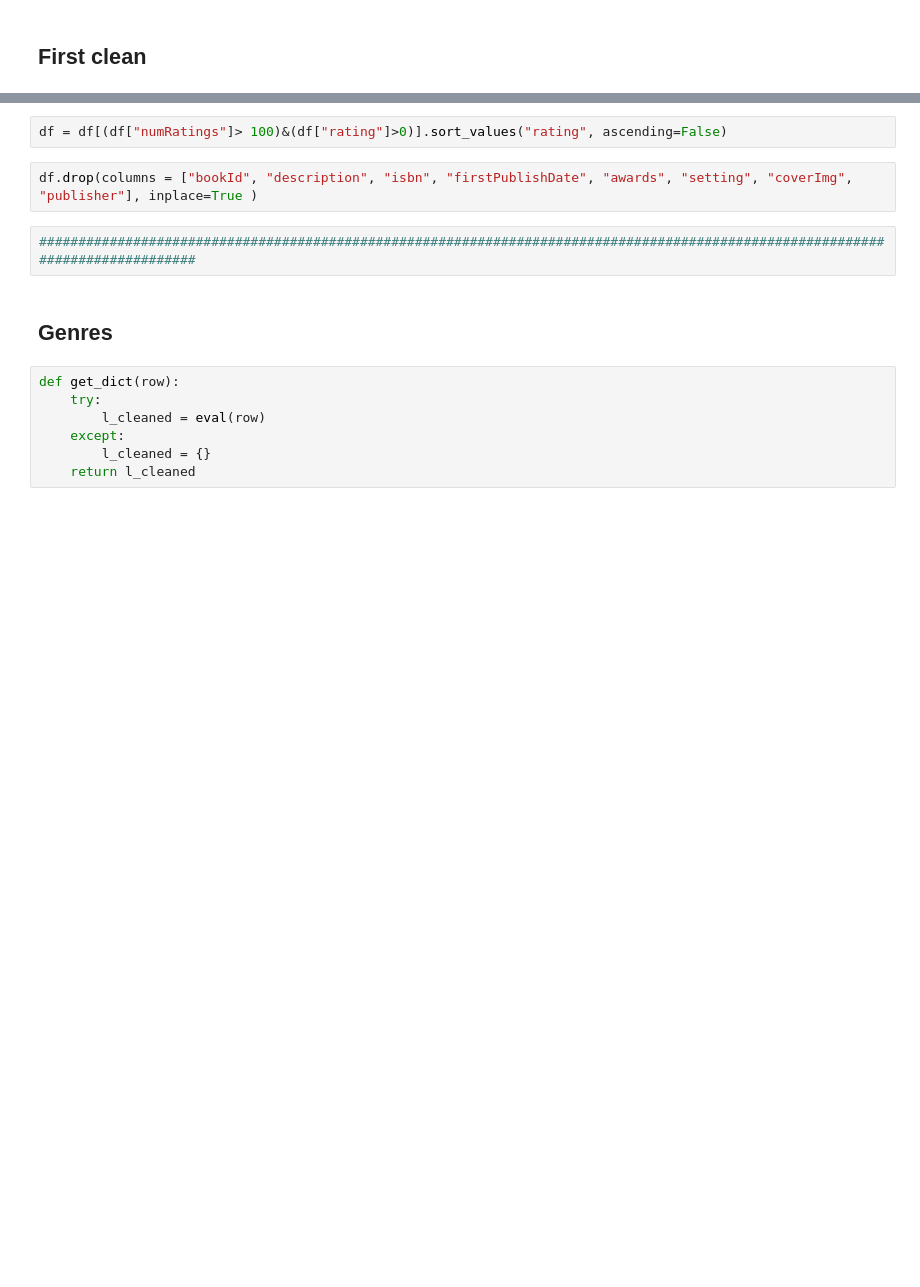
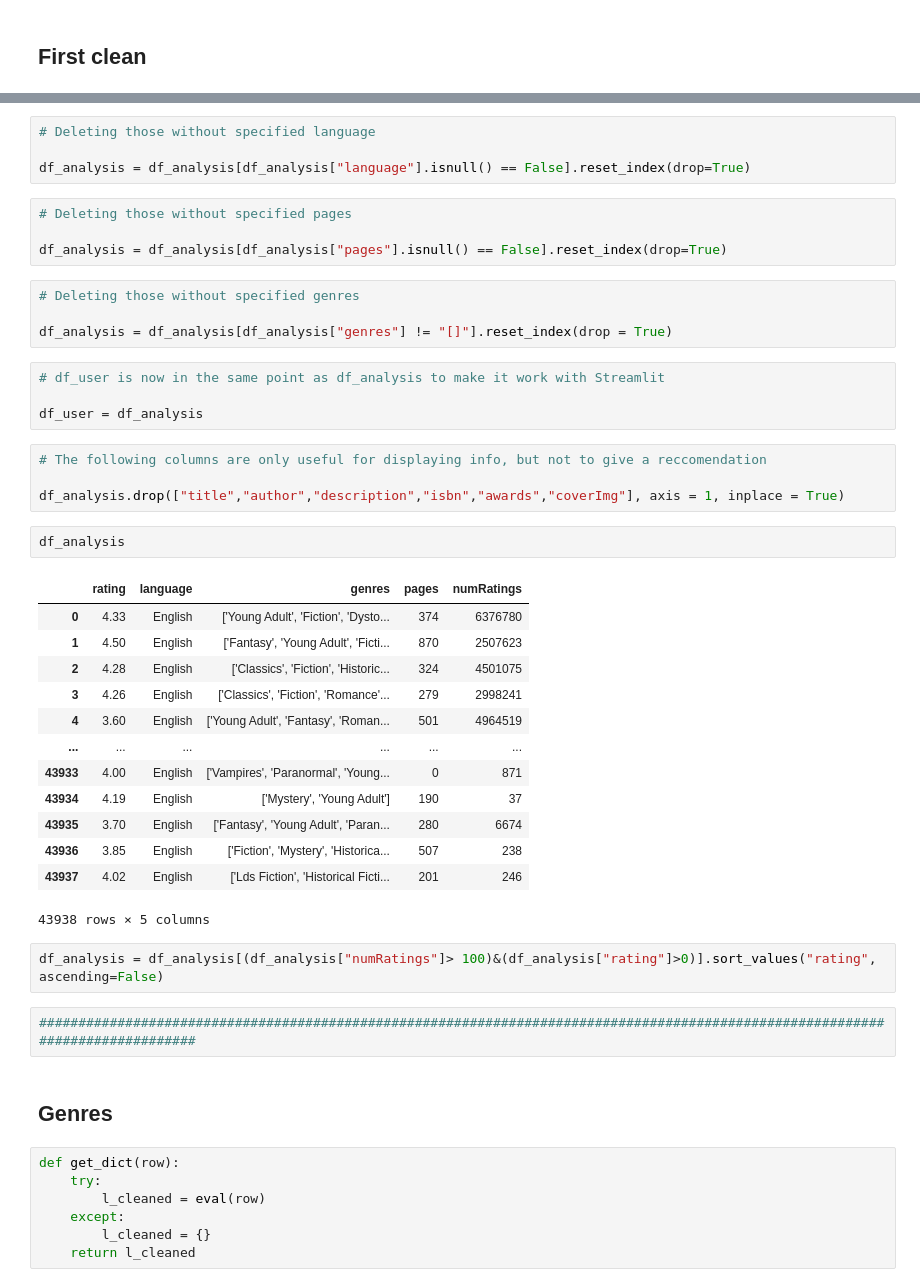
Before and after one commit to coisigna/dsb_p3_book_recommender, a Jupyter notebook: ipynbs/Book recomender.ipynb, the cells around one changed output, grey strips where cells are left out. Cells and saved outputs as stored; diff of their text form; blank space fills up the shorter version.

```diff
--- a/ipynbs/Book recomender.ipynb
+++ b/ipynbs/Book recomender.ipynb
@@ -24,7 +100,41 @@ df
+# %%
+# Deleting those without specified language
+
+df_analysis = df_analysis[df_analysis["language"].isnull() == False].reset_index(drop=True)
+# %%
+# Deleting those without specified pages
+
+df_analysis = df_analysis[df_analysis["pages"].isnull() == False].reset_index(drop=True)
+# %%
+# Deleting those without specified genres
+
+df_analysis = df_analysis[df_analysis["genres"] != "[]"].reset_index(drop = True)
+# %%
+# df_user is now in the same point as df_analysis to make it work with Streamlit
+
+df_user = df_analysis
+# %%
+# The following columns are only useful for displaying info, but not to give a reccomendation
+
+df_analysis.drop(["title","author","description","isbn","awards","coverImg"], axis = 1, inplace = True)
+# %%
+df_analysis
+# %% [output]
+|  | rating | language | genres | pages | numRatings |
+| 0 | 4.33 | English | ['Young Adult', 'Fiction', 'Dysto... | 374 | 6376780 |
+| 1 | 4.50 | English | ['Fantasy', 'Young Adult', 'Ficti... | 870 | 2507623 |
+| 2 | 4.28 | English | ['Classics', 'Fiction', 'Historic... | 324 | 4501075 |
+| 3 | 4.26 | English | ['Classics', 'Fiction', 'Romance'... | 279 | 2998241 |
+| 4 | 3.60 | English | ['Young Adult', 'Fantasy', 'Roman... | 501 | 4964519 |
+| ... | ... | ... | ... | ... | ... |
+| 43933 | 4.00 | English | ['Vampires', 'Paranormal', 'Young... | 0 | 871 |
+| 43934 | 4.19 | English | ['Mystery', 'Young Adult'] | 190 | 37 |
+| 43935 | 3.70 | English | ['Fantasy', 'Young Adult', 'Paran... | 280 | 6674 |
+| 43936 | 3.85 | English | ['Fiction', 'Mystery', 'Historica... | 507 | 238 |
+| 43937 | 4.02 | English | ['Lds Fiction', 'Historical Ficti... | 201 | 246 |
+43938 rows × 5 columns
 # %%
-df = df[(df["numRatings"]> 100)&(df["rating"]>0)].sort_values("rating", ascending=False)
+df_analysis = df_analysis[(df_analysis["numRatings"]> 100)&(df_analysis["rating"]>0)].sort_values("rating", ascending=False)
-# %%
-df.drop(columns = ["bookId", "description", "isbn", "firstPublishDate", "awards", "setting", "coverImg", "publisher"], inplace=True )
 # %%
 ################################################################################################################################
 # %% [markdown]
```
Also changed, not shown: parts of 27 cells of this notebook.
